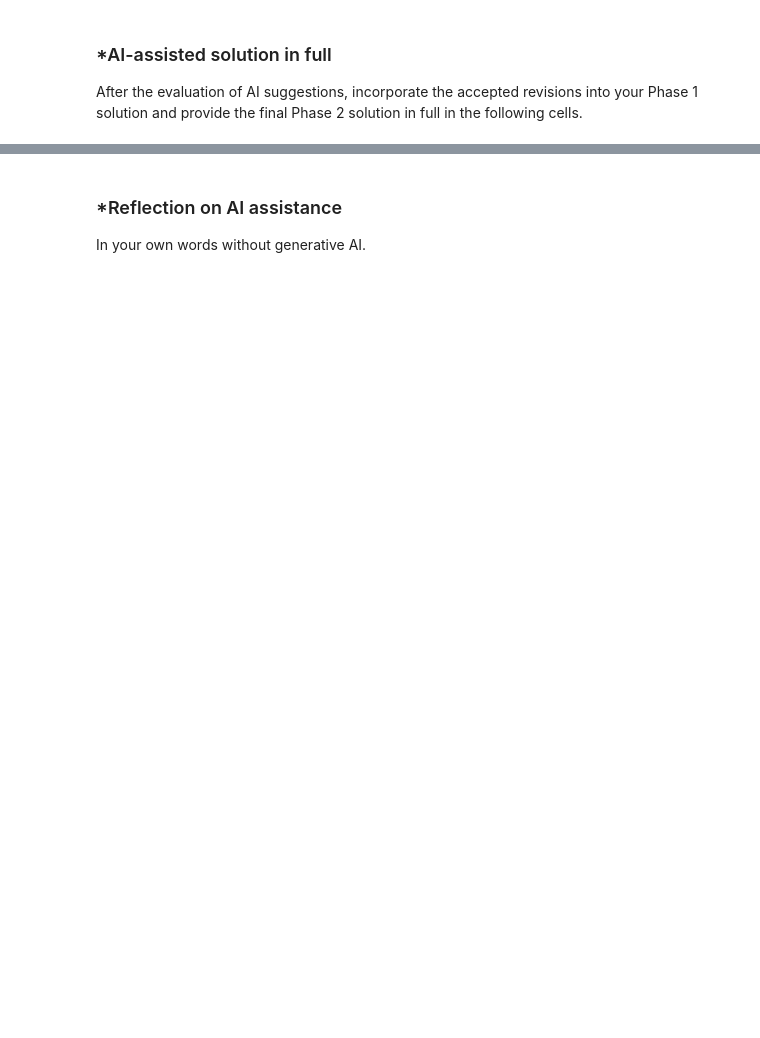
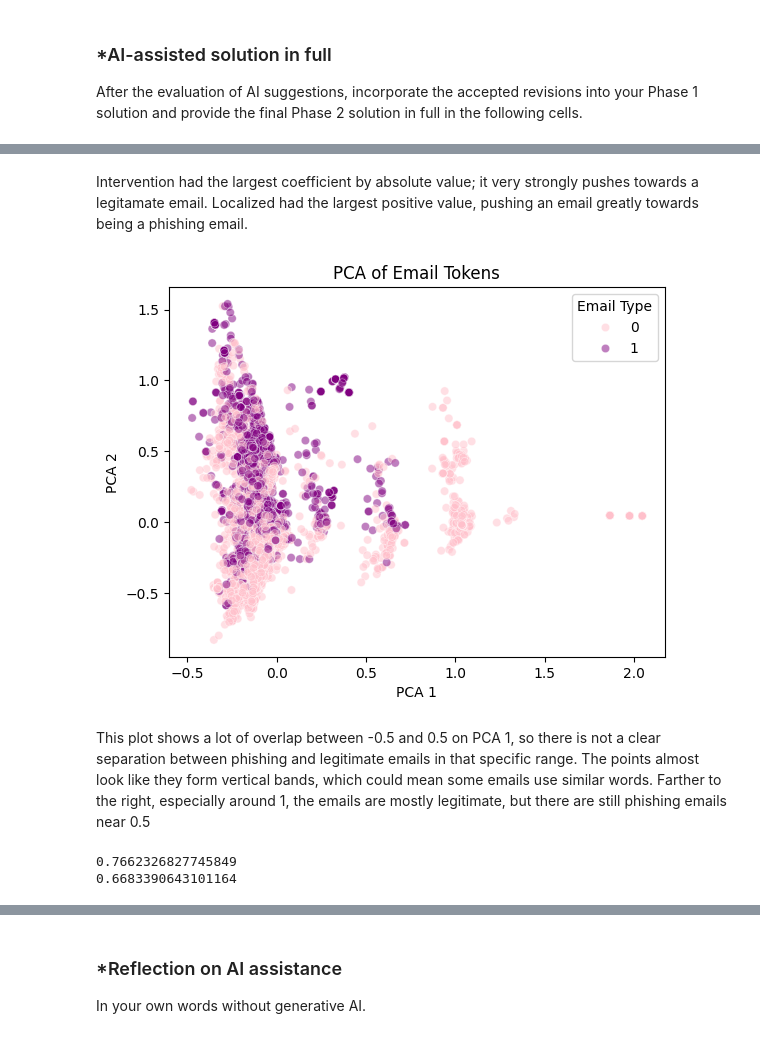
Before and after one commit to heidiwms/A05-pca, a Jupyter notebook: notebook.ipynb, the cells around one changed output, grey strips where cells are left out. Cells and saved outputs as stored; diff of their text form; code cells hidden in the pictures; blank space fills up the shorter version.

```diff
--- a/notebook.ipynb
+++ b/notebook.ipynb
@@ -217,0 +273,11 @@ After the evaluation of AI suggestions, incorporate the accepted revisions into
+# %%
+#Q2
+#1
+import pandas as pd
+from sklearn.model_selection import train_test_split
+
+df = pd.read_parquet("data/Phishing_clean.parquet")
+X = df.drop(columns="Email Type")
+y = df["Email Type"]
+
+X_train, X_test, y_train, y_test = train_test_split(X, y, test_size=0.2, random_state=42)
@@ -217,0 +320,32 @@ After the evaluation of AI suggestions, incorporate the accepted revisions into
+# %% [markdown]
+Intervention had the largest coefficient by absolute value; it very strongly pushes towards a legitamate email. Localized had the largest positive value, pushing an email greatly towards being a phishing email.
+# %%
+#Q3
+from sklearn.decomposition import PCA
+import seaborn as sns
+
+components = PCA(n_components=2).fit_transform(X)
+
+sns.scatterplot(x=components[:, 0], y=components[:, 1], hue=y, palette={0: "pink", 1: "purple"}, alpha=0.5)
+
+plt.xlabel("PCA 1")
+plt.ylabel("PCA 2")
+plt.title("PCA of Email Tokens")
+plt.show()
+# %% [output]
+[figure, added]
+# %% [markdown]
+This plot shows a lot of overlap between -0.5 and 0.5 on PCA 1, so there is not a clear separation between phishing and legitimate emails in that specific range. The points almost look like they form vertical bands, which could mean some emails use similar words. Farther to the right, especially around 1, the emails are mostly legitimate, but there are still phishing emails near 0.5
+# %%
+#Q4
+pca = PCA(n_components=2610)
+train_pca = pca.fit_transform(X_train)
+test_pca = pca.transform(X_test)
+
+pca_model = LinearRegression().fit(train_pca, y_train)
+
+print(pca_model.score(train_pca, y_train))
+print( pca_model.score(test_pca, y_test))
+# %% [output]
+0.7662326827745849
+0.6683390643101164
```
Also changed, not shown: parts of 20 cells of this notebook.
